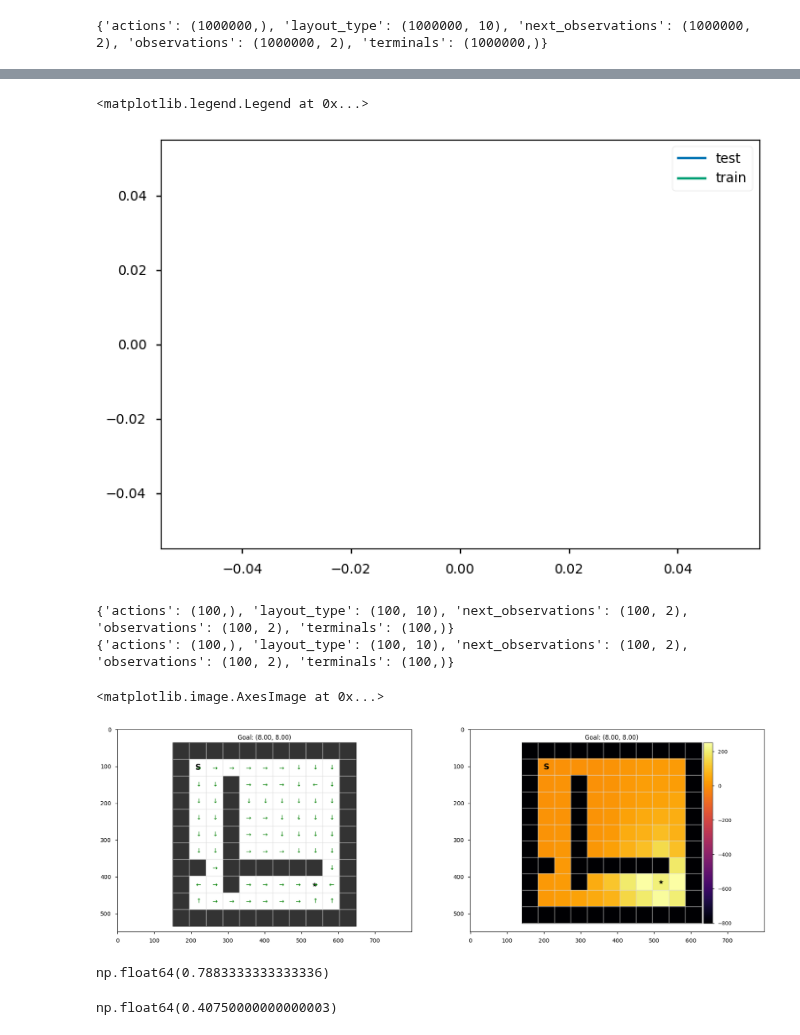
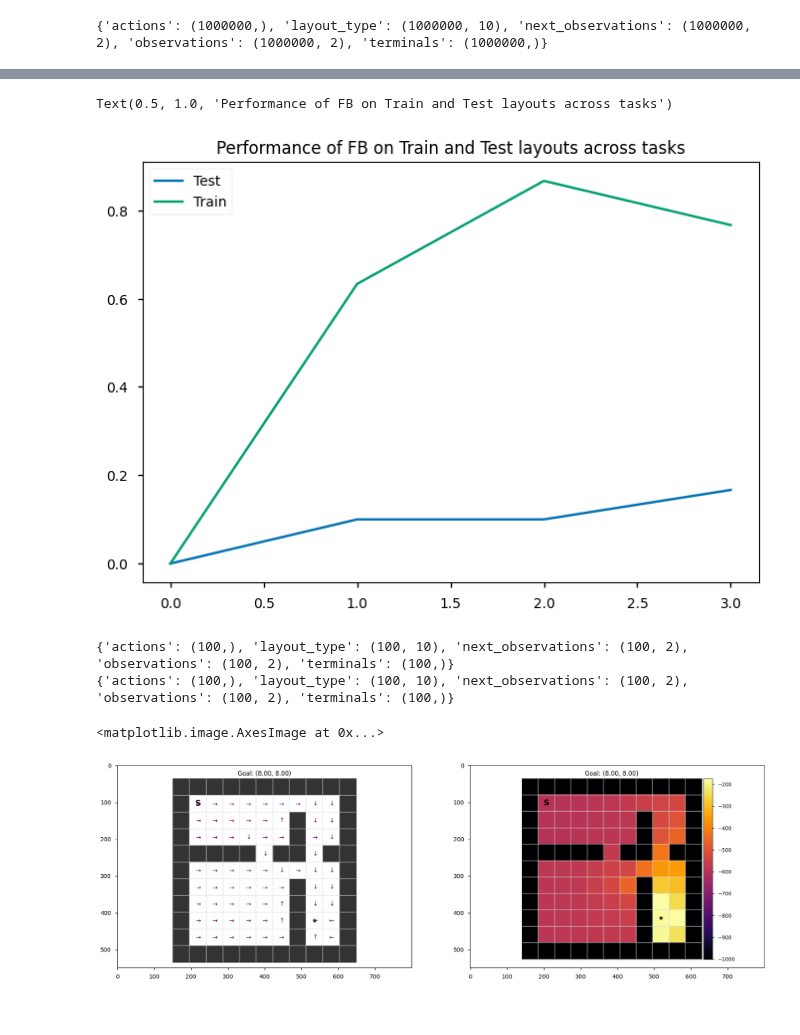
Before and after one commit to skylooop/BeliefConditionedFB, a Jupyter notebook: notebooks/dynamics_fb_4rooms.ipynb, the cells around one changed output, grey strips where cells are left out. Saved outputs shown, nothing was run; the diff lists cells and outputs as text; code cells hidden in the pictures.

```diff
--- a/notebooks/dynamics_fb_4rooms.ipynb
+++ b/notebooks/dynamics_fb_4rooms.ipynb
@@ -55,7 +55,7 @@ NUM_TRAIN_STEPS = 100
 NUM_TRAIN_EPISODES = 1000
 seeds = np.arange(0, NUM_TRAIN_LAYOUTS)
 
-for i in tqdm(range(NUM_TRAIN_LAYOUTS)):
+for i in tqdm(range(len(seeds))):
     env = FourRoomsMazeEnv(Maze(seed=seeds[i], maze_type='fourrooms_random_layouts'), max_steps=NUM_TRAIN_STEPS)
     dataset, env = random_exploration_fourrooms(env, num_episodes=NUM_TRAIN_EPISODES, layout_type=i, num_mdp=NUM_TRAIN_LAYOUTS, start_pos=None)
     train_layout_data.append(dataset)
@@ -70,7 +70,6 @@ for layout in train_layout_data:
 
 plt.imshow(coverage_map, cmap='inferno', vmin=0)
 plt.colorbar()
-plt.savefig('coverage.svg', dpi=300)
 plt.show()
 # %% [output]
 {
@@ -92,7 +91,7 @@ with initialize(version_base=None, config_path="../configs/"):
                                                             f'agent.number_of_meta_envs={NUM_TRAIN_LAYOUTS}',
                                                             f'agent.discount=0.99',
                                                             f'agent.z_dim=150',
-                                                            f'agent.output_dim=128',
+                                                            f'agent.output_dim=32',
                                                             f'agent.z_mix_ratio=0.5'])
     fb_config = OmegaConf.to_container(fb_config, resolve=True)
     pprint(fb_config)
@@ -232,7 +228,7 @@ pbar = tqdm(range(training_steps))
 eval_history_train = []
 eval_history_test = []
 
-PRETRAIN_ENCODER_STEPS = 50_000 # number of steps to train contexual transformer
+PRETRAIN_ENCODER_STEPS = 80_000 # number of steps to train contexual transformer
 
 for update_step in pbar:
     batch = gc_whole_dataset.sample(fb_config['agent']['batch_size'], layout_type=None, context_length=NUM_TRAIN_STEPS, get_traj_batch=True)[1]
@@ -347,25 +346,24 @@ for update_step in pbar:
 # %%
 plt.plot(eval_history_test, label='Test')
 plt.plot(eval_history_train, label='Train')
-plt.set_xlabel("Iterations")
-plt.set_ylabel("Accuracy")
+# plt.set_xlabel("Iterations")
+# plt.set_ylabel("Accuracy")
 plt.legend()
 plt.title("Performance of FB on Train and Test layouts across tasks")
 # %% [output]
-<matplotlib.legend.Legend at 0x...>
+Text(0.5, 1.0, 'Performance of FB on Train and Test layouts across tasks')
-[figure, old version]
+[figure, new version]
 # %%
-env = FourRoomsMazeEnv(Maze(seed=4213, maze_type='fourrooms_random_layouts'), max_steps=fb_config['agent']['context_len']) # ood
-# env = EpisodeMonitor(env, filter_regexes=['.*privileged.*', '.*proprio.*'])
+env = FourRoomsMazeEnv(Maze(seed=1111, maze_type='fourrooms_random_layouts'), max_steps=fb_config['agent']['context_len'])
 
 fig, ax = plt.subplots(ncols=2, figsize=(20, 10))
-pred_policy_img = visualize_policy(env, layout_type=0, task_num=4)
+pred_policy_img = visualize_policy(env, layout_type=0, task_num=3)
 
 ax[0].imshow(pred_policy_img)
-pred_value_img = visualize_value_image(env, layout_type=0, task_num=4)
+pred_value_img = visualize_value_image(env, layout_type=0, task_num=3)
 ax[1].imshow(pred_value_img)
 # %% [output]
 {'actions': (100,), 'layout_type': (100, 10), 'next_observations': (100, 2), 'observations': (100, 2), 'terminals': (100,)}
 {'actions': (100,), 'layout_type': (100, 10), 'next_observations': (100, 2), 'observations': (100, 2), 'terminals': (100,)}
 <matplotlib.image.AxesImage at 0x...>
-[figure, old version]
+[figure, new version]
@@ -410,4 +369,0 @@ for k, v in overall_metrics.items():
-# %%
-eval_metrics['evaluation/overall_episode.final_reward_train']
-# %% [output]
-np.float64(0.7883333333333336)
@@ -448,4 +369,0 @@ for k, v in overall_metrics.items():
-# %%
-eval_metrics['evaluation/overall_episode.final_reward_ood']
-# %% [output]
-np.float64(0.40750000000000003)
```
Also changed, not shown: parts of 8 cells of this notebook, 8 other files.
